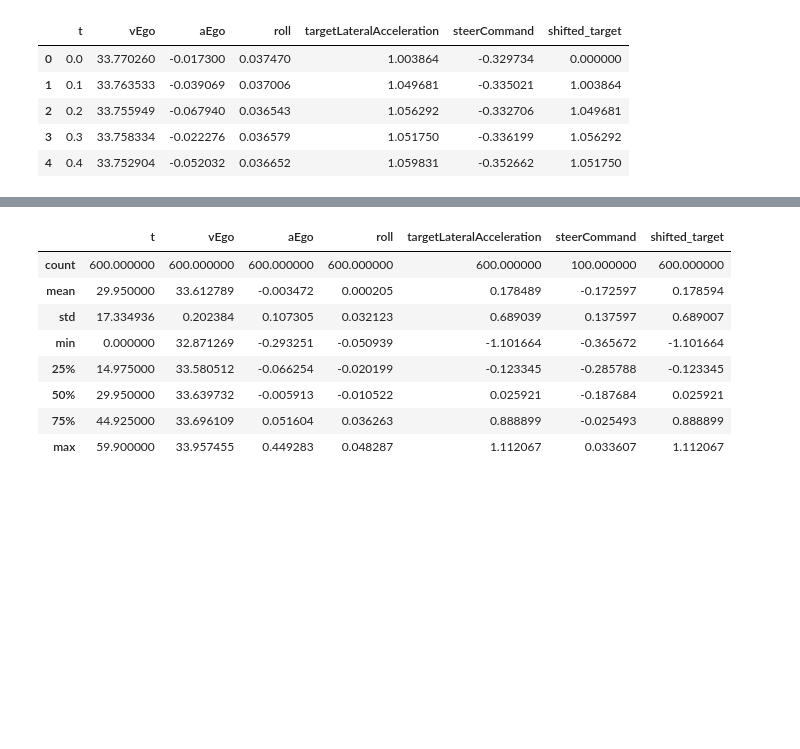
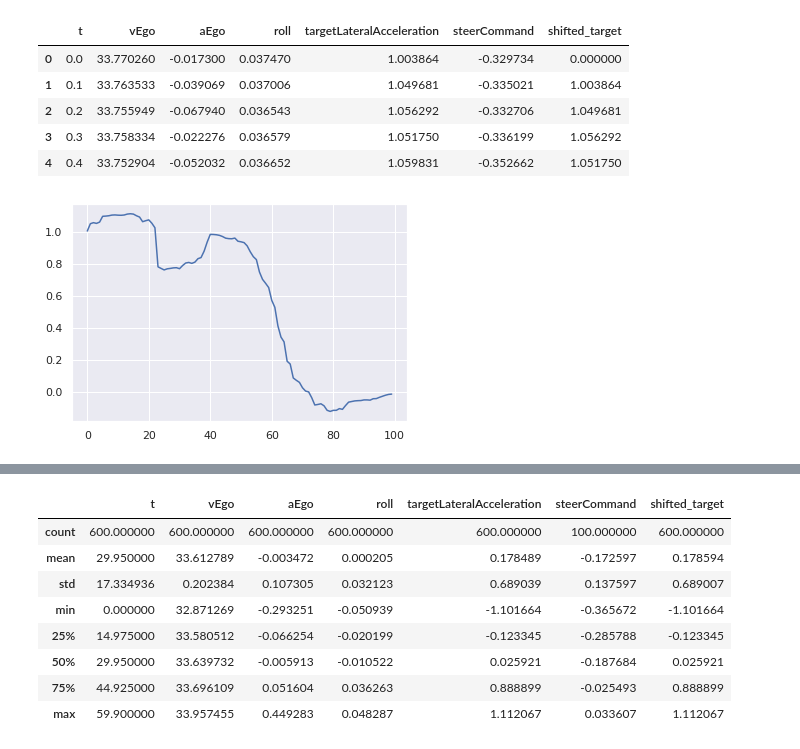
Before and after one commit to pau-mensa/controls_challenge, a Jupyter notebook: experiment.ipynb, the cells around one changed output, grey strips where cells are left out. Drawn from its saved outputs; the diff is of its cells as text; code cells hidden in the pictures; blank space fills up the shorter version.

```diff
--- a/experiment.ipynb
+++ b/experiment.ipynb
@@ -159,3 +159,12 @@ df.head()
 | 2 | 0.2 | 33.755949 | -0.067940 | 0.036543 | 1.056292 | -0.332706 | 1.049681 |
 | 3 | 0.3 | 33.758334 | -0.022276 | 0.036579 | 1.051750 | -0.336199 | 1.056292 |
 | 4 | 0.4 | 33.752904 | -0.052032 | 0.036652 | 1.059831 | -0.352662 | 1.051750 |
+# %%
+import matplotlib.pyplot as plt
+
+df = pd.read_csv(f'/notebooks/comma/controls_challenge/data/00000.csv', sep=',')
+df = df.dropna()
+plt.plot(df['targetLateralAcceleration'])
+plt.show()
+# %% [output]
+[figure, added]
```
Also changed, not shown: parts of 2 cells of this notebook.
